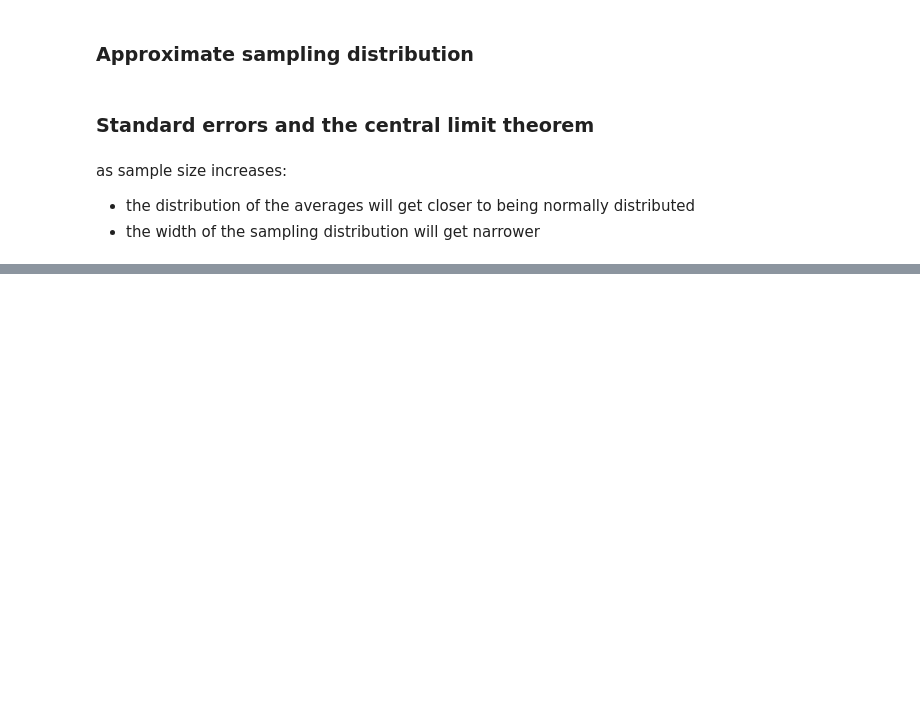
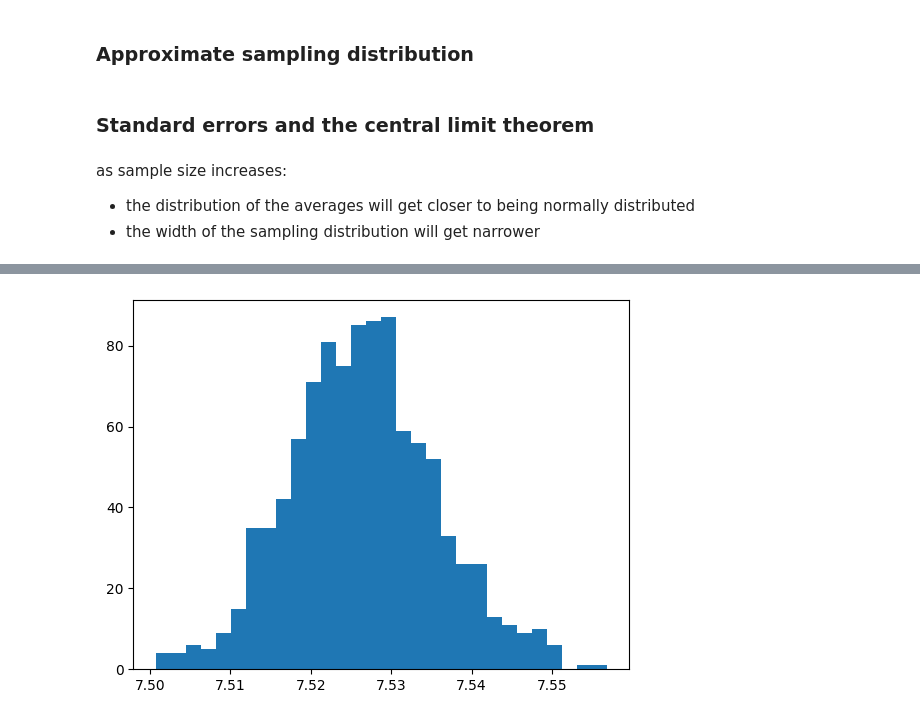
Before and after one commit to Hazim-HF/DataCamp, a Jupyter notebook: DataCamp.ipynb, the cells around one changed output, grey strips where cells are left out. Saved outputs shown, nothing was run; the diff lists cells and outputs as text; code cells hidden in the pictures; blank space fills up the shorter version.

```diff
--- a/DataCamp.ipynb
+++ b/DataCamp.ipynb
@@ -871,0 +898,11 @@ AttributeError: module 'pandas' has no attribute 'expand_grid'
+# %%
+## bootstrapping coffee mean flavor
+mean_flavors_1000 = []
+for i in range(1000):
+    mean_flavors_1000.append(np.mean(coffee_ratings.sample(frac=1, replace=True)['flavor']))
+
+# plot the distribution
+plt.hist(mean_flavors_1000, bins = 30)
+plt.show();
+# %% [output]
+[figure, added]
```
Also changed, not shown: parts of 33 cells of this notebook, 10 other files.
